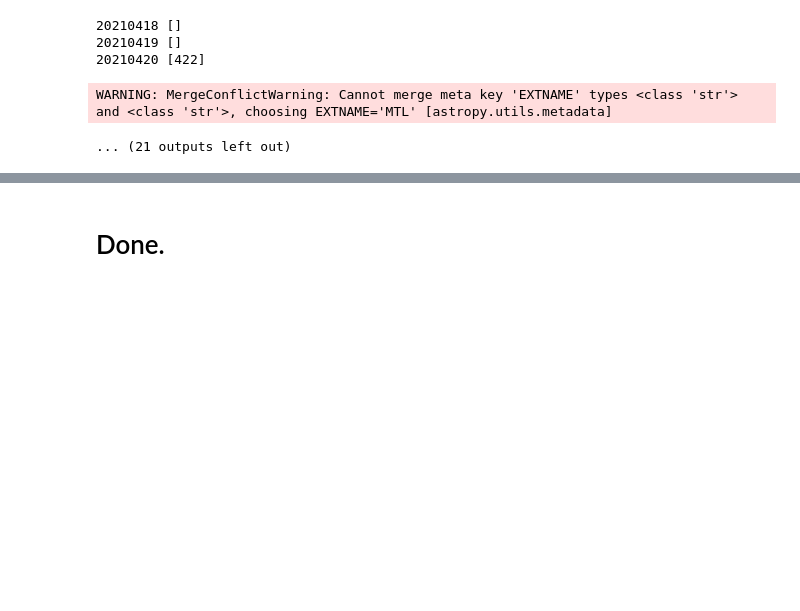
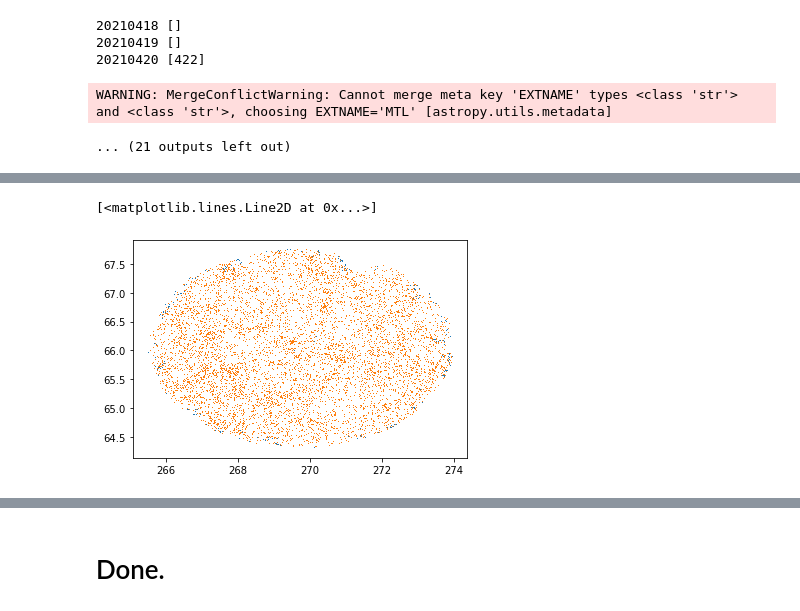
Before and after one commit to michaelJwilson/S4Mock, a Jupyter notebook: fba_efficiencies.ipynb, the cells around one changed output, grey strips where cells are left out. Drawn from its saved outputs; the diff is of its cells as text; code cells hidden in the pictures; blank space fills up the shorter version.

```diff
--- a/fba_efficiencies.ipynb
+++ b/fba_efficiencies.ipynb
@@ -303,0 +294,2 @@ dec_assigned = np.concatenate(dec_assigned)
+# %%
+avail_cat = vstack(avail_cat)
@@ -303,0 +323,2 @@ dec_assigned = np.concatenate(dec_assigned)
+# %%
+avail_cat = unique(avail_cat, keys='TARGETID')
@@ -304,2 +386,8 @@ dec_assigned = np.concatenate(dec_assigned)
+# %%
+pl.plot(avail_cat['RA'].data, avail_cat['DEC'].data, marker=',', lw=0.0)
+pl.plot(assigned_cat['RA'].data, assigned_cat['DEC'].data, marker=',', lw=0.0)
+# %% [output]
+[<matplotlib.lines.Line2D at 0x...>]
+[figure, added]
 # %%
 #finding healpixels of assigned targets
```
Also changed, not shown: parts of 52 cells of this notebook.
